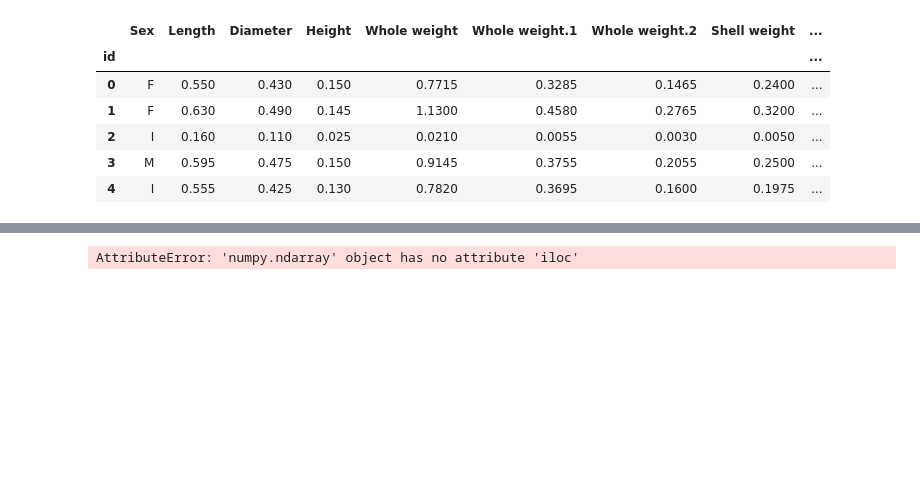
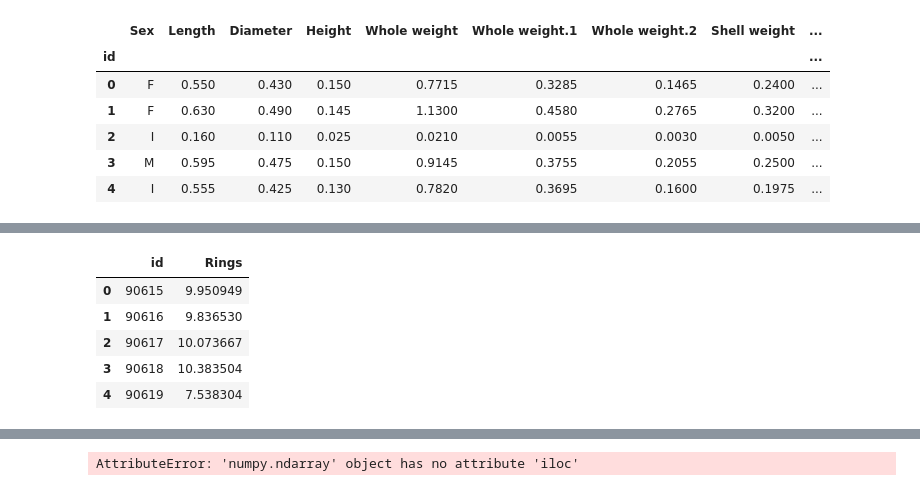
Before and after one commit to rubanzasilva/abalone_age_prediction, a Jupyter notebook: ps_s04e04.ipynb, the cells around one changed output, grey strips where cells are left out. Drawn from its saved outputs; the diff is of its cells as text; code cells hidden in the pictures; blank space fills up the shorter version.

```diff
--- a/ps_s04e04.ipynb
+++ b/ps_s04e04.ipynb
@@ -240,4 +206,4 @@ to.xs.iloc[:2]
 X_train, y_train = to.train.xs, to.train.ys.values.ravel()
 X_test, y_test = to.valid.xs, to.valid.ys.values.ravel()
 # %%
-model = xgb.XGBClassifier(n_estimators = 100, max_depth=8, learning_rate=0.1, subsample=0.5)
+model = xgb.XGBRegressor(n_estimators = 100, max_depth=8, learning_rate=0.1, subsample=0.5)
@@ -376,0 +223,18 @@ xgb_model = model.fit(X_train, y_train)
+# %%
+dls = to.dataloaders(bs=64)
+# %%
+test_dl = dls.test_dl(test_df)
+# %%
+preds = tensor(model.predict(test_dl.xs))
+xgb_preds = preds
+# %%
+submit = pd.read_csv(path/'sample_submission.csv')
+submit['Rings'] = xgb_preds # nn_preds
+submit.head()
+# %% [output]
+|  | id | Rings |
+| 0 | 90615 | 9.950949 |
+| 1 | 90616 | 9.836530 |
+| 2 | 90617 | 10.073667 |
+| 3 | 90618 | 10.383504 |
+| 4 | 90619 | 7.538304 |
```
Also changed, not shown: parts of 19 cells of this notebook.
